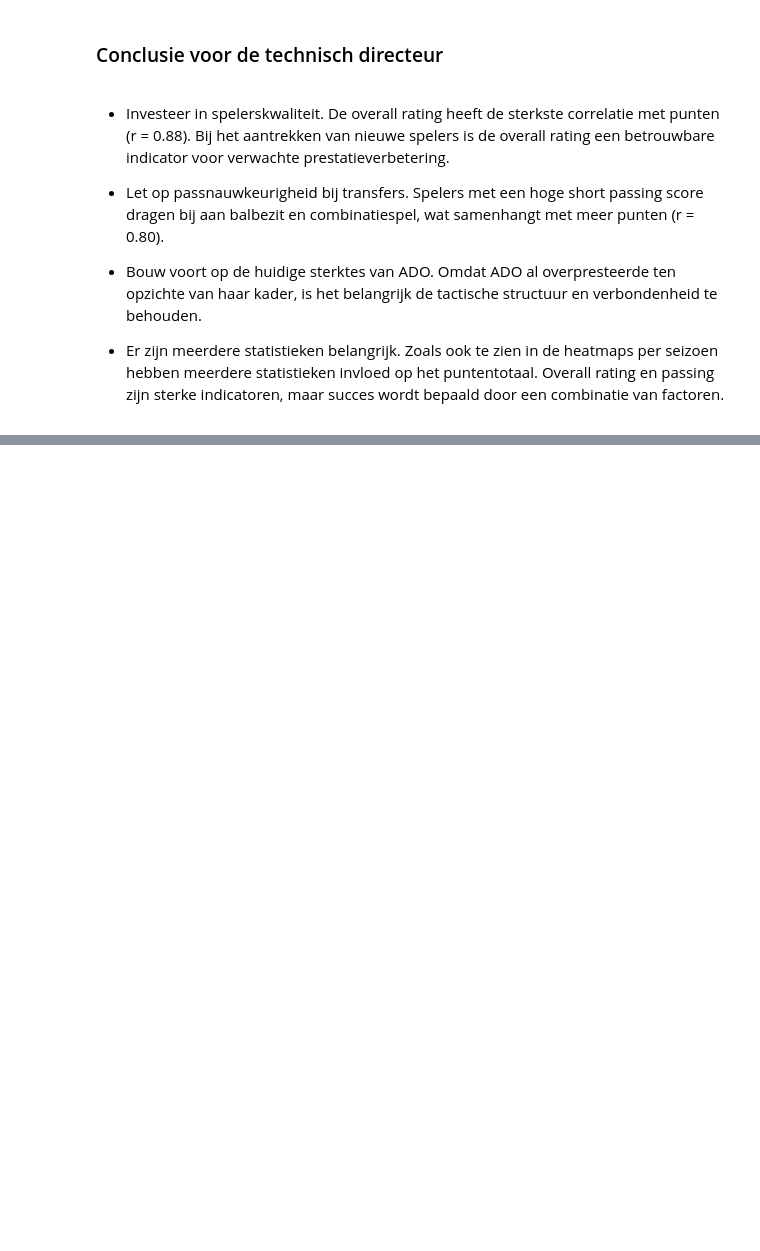
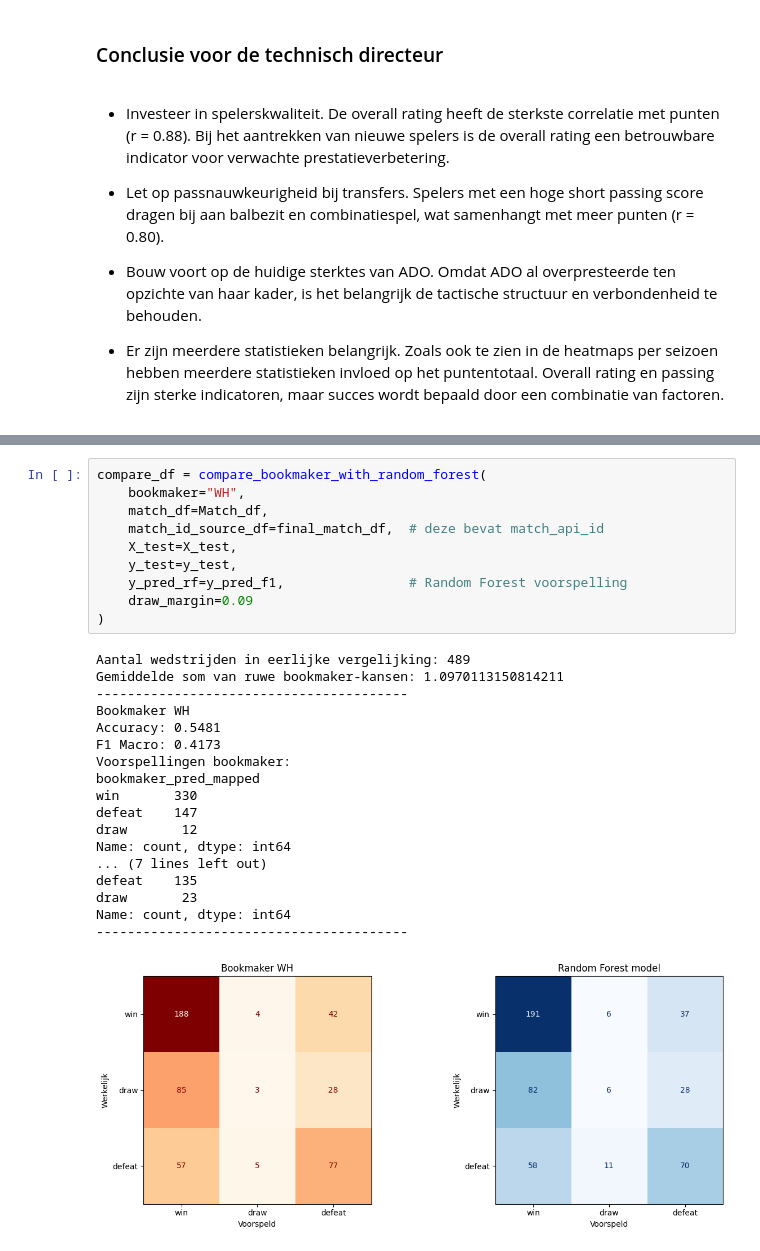
Before and after one commit to Elyas5597/sprint6, a Jupyter notebook: Soccer.ipynb, the cells around one changed output, grey strips where cells are left out. Cells and saved outputs as stored; diff of their text form; blank space fills up the shorter version.

```diff
--- a/Soccer.ipynb
+++ b/Soccer.ipynb
@@ -4227,0 +4190,29 @@ Bron: AI-verordening. (11 mei 2026). De Digitale Toekomst van Europa Vormgeven.
+# %%
+compare_df = compare_bookmaker_with_random_forest(
+    bookmaker="WH",
+    match_df=Match_df,
+    match_id_source_df=final_match_df,  # deze bevat match_api_id
+    X_test=X_test,
+    y_test=y_test,
+    y_pred_rf=y_pred_f1,                # Random Forest voorspelling
+    draw_margin=0.09
+)
+# %% [output]
+Aantal wedstrijden in eerlijke vergelijking: 489
+Gemiddelde som van ruwe bookmaker-kansen: 1.0970113150814211
+----------------------------------------
+Bookmaker WH
+Accuracy: 0.5481
+F1 Macro: 0.4173
+Voorspellingen bookmaker:
+bookmaker_pred_mapped
+win       330
+defeat    147
+draw       12
+Name: count, dtype: int64
+... (7 lines left out)
+defeat    135
+draw       23
+Name: count, dtype: int64
+----------------------------------------
+[figure, added]
```
Also changed, not shown: parts of 71 cells of this notebook.
